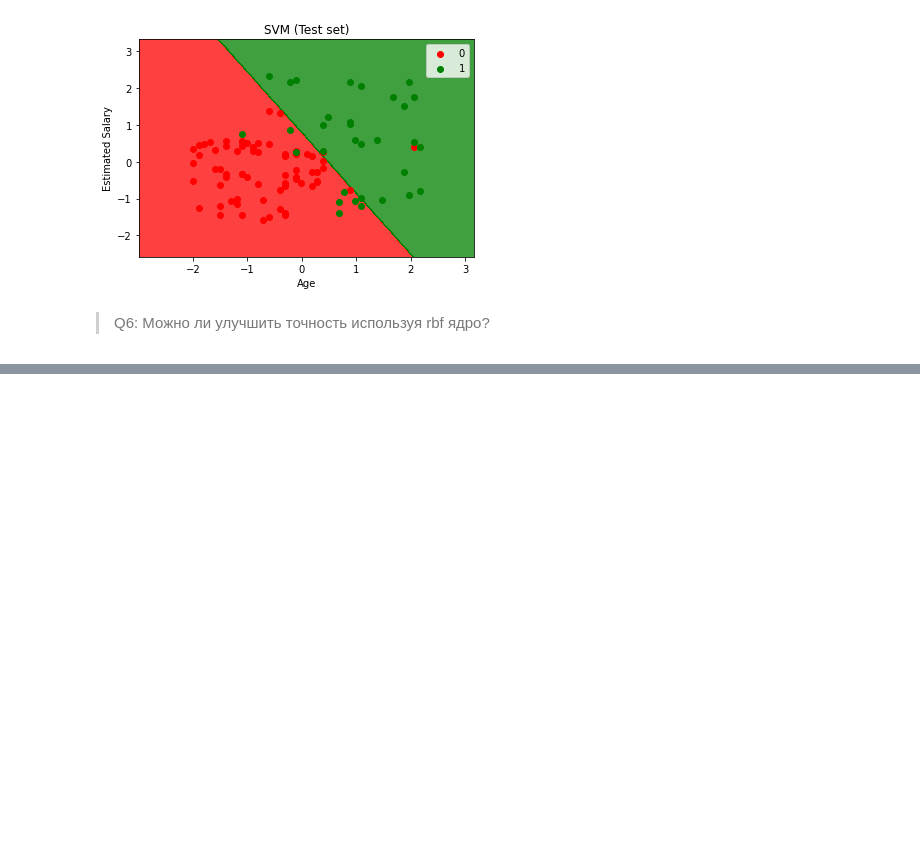
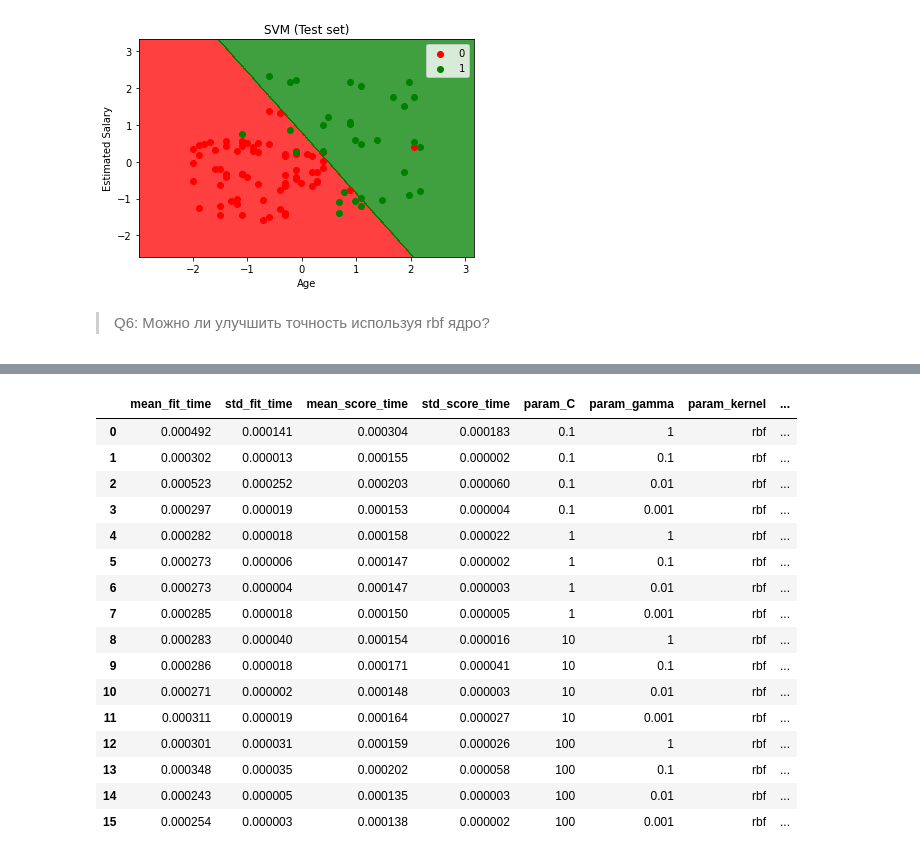
Before and after one commit to spbcoding/ml-aws-course, a Jupyter notebook: lab04-logistic-regression-svm.ipynb, the cells around one changed output, grey strips where cells are left out. Cells and saved outputs as stored; diff of their text form; code cells hidden in the pictures; blank space fills up the shorter version.

```diff
--- a/lab04-logistic-regression-svm.ipynb
+++ b/lab04-logistic-regression-svm.ipynb
@@ -234,0 +358,2 @@ plt.show()
+# %%
+model = svm.SVC(kernel = "rbf", random_state=0)
@@ -234,0 +494,8 @@ plt.show()
+# %%
+# Create a dictionary called param_grid and fill out some parameters for kernels, C and gamma
+
+param_grid = {
+    'C': [0.1, 1, 10, 100],
+    'gamma': [1, 0.1, 0.01, 0.001],
+    'kernel': ['rbf']
+}
@@ -234,0 +552,21 @@ plt.show()
+# %%
+cv_df = pd.DataFrame(grid.cv_results_)
+cv_df
+# %% [output]
+|  | mean_fit_time | std_fit_time | mean_score_time | std_score_time | param_C | param_gamma | param_kernel | ... |
+| 0 | 0.000492 | 0.000141 | 0.000304 | 0.000183 | 0.1 | 1 | rbf | ... |
+| 1 | 0.000302 | 0.000013 | 0.000155 | 0.000002 | 0.1 | 0.1 | rbf | ... |
+| 2 | 0.000523 | 0.000252 | 0.000203 | 0.000060 | 0.1 | 0.01 | rbf | ... |
+| 3 | 0.000297 | 0.000019 | 0.000153 | 0.000004 | 0.1 | 0.001 | rbf | ... |
+| 4 | 0.000282 | 0.000018 | 0.000158 | 0.000022 | 1 | 1 | rbf | ... |
+| 5 | 0.000273 | 0.000006 | 0.000147 | 0.000002 | 1 | 0.1 | rbf | ... |
+| 6 | 0.000273 | 0.000004 | 0.000147 | 0.000003 | 1 | 0.01 | rbf | ... |
+| 7 | 0.000285 | 0.000018 | 0.000150 | 0.000005 | 1 | 0.001 | rbf | ... |
+| 8 | 0.000283 | 0.000040 | 0.000154 | 0.000016 | 10 | 1 | rbf | ... |
+| 9 | 0.000286 | 0.000018 | 0.000171 | 0.000041 | 10 | 0.1 | rbf | ... |
+| 10 | 0.000271 | 0.000002 | 0.000148 | 0.000003 | 10 | 0.01 | rbf | ... |
+| 11 | 0.000311 | 0.000019 | 0.000164 | 0.000027 | 10 | 0.001 | rbf | ... |
+| 12 | 0.000301 | 0.000031 | 0.000159 | 0.000026 | 100 | 1 | rbf | ... |
+| 13 | 0.000348 | 0.000035 | 0.000202 | 0.000058 | 100 | 0.1 | rbf | ... |
+| 14 | 0.000243 | 0.000005 | 0.000135 | 0.000003 | 100 | 0.01 | rbf | ... |
+| 15 | 0.000254 | 0.000003 | 0.000138 | 0.000002 | 100 | 0.001 | rbf | ... |
```
Also changed, not shown: parts of 42 cells of this notebook.
